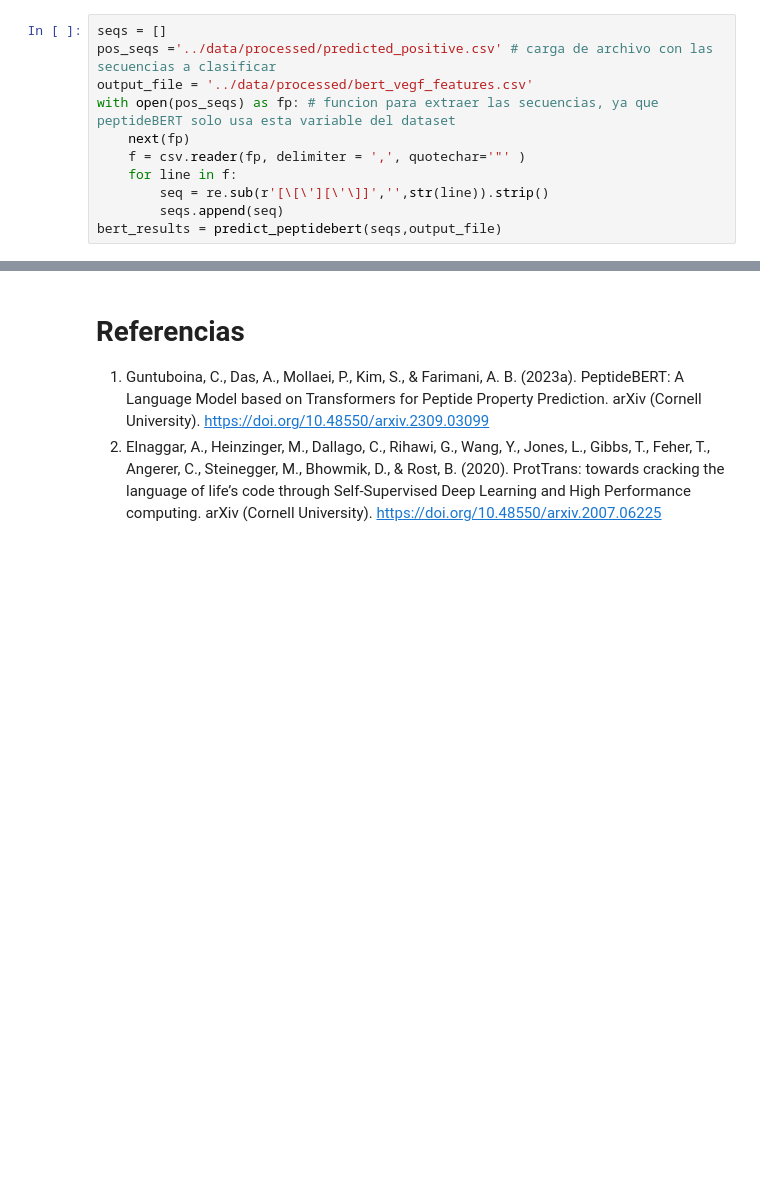
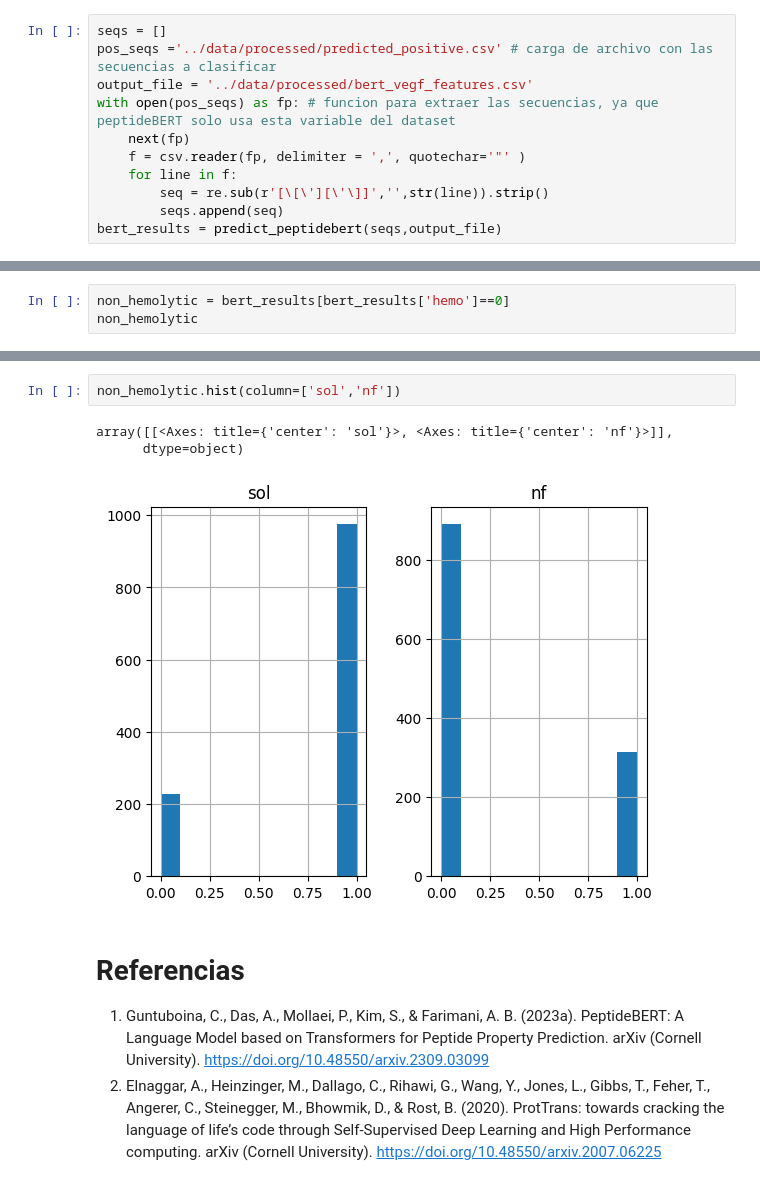
Before and after one commit to A01795375/Proyecto_Integrador_cancer, a Jupyter notebook: notebooks/Avance 5.ipynb, the cells around one changed output, grey strips where cells are left out. Saved outputs shown, nothing was run; the diff lists cells and outputs as text; blank space fills up the shorter version.

```diff
--- a/notebooks/Avance 5.ipynb
+++ b/notebooks/Avance 5.ipynb
@@ -357,0 +379,3 @@ bert_results = predict_peptidebert(seqs,output_file)
+# %%
+non_hemolytic = bert_results[bert_results['hemo']==0]
+non_hemolytic
@@ -358,3 +396,9 @@ bert_results = predict_peptidebert(seqs,output_file)
+# %%
+non_hemolytic.hist(column=['sol','nf'])
+# %% [output]
+array([[<Axes: title={'center': 'sol'}>, <Axes: title={'center': 'nf'}>]],
+      dtype=object)
+[figure, added]
 # %% [markdown]
 # Referencias
 
```
Also changed, not shown: parts of 16 cells of this notebook, 6 other files.
